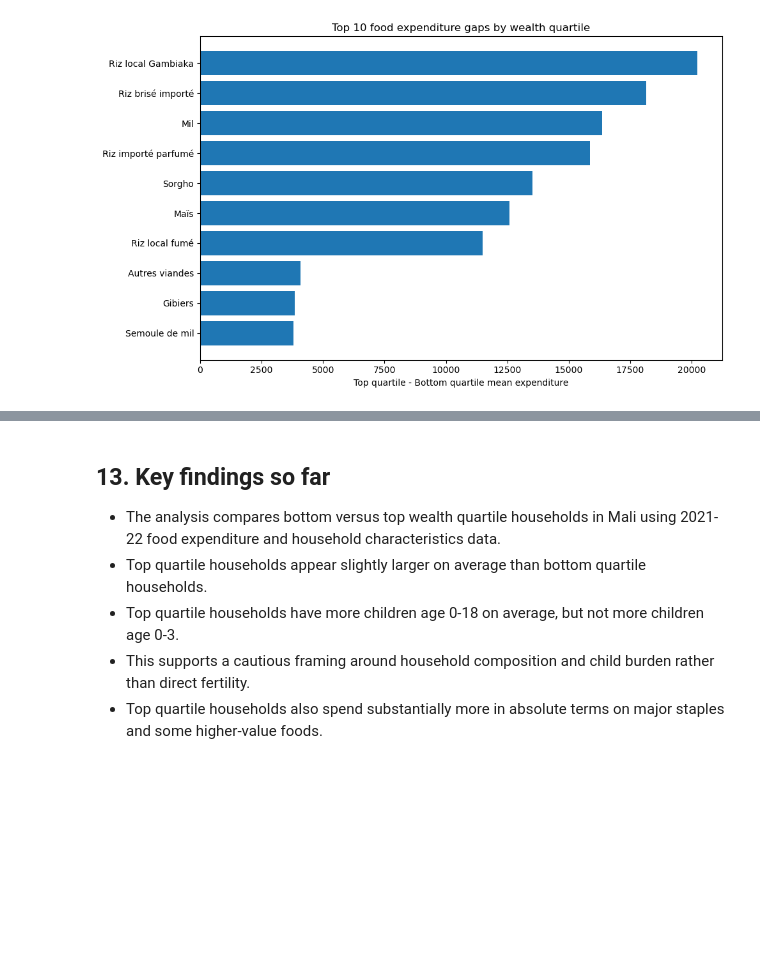
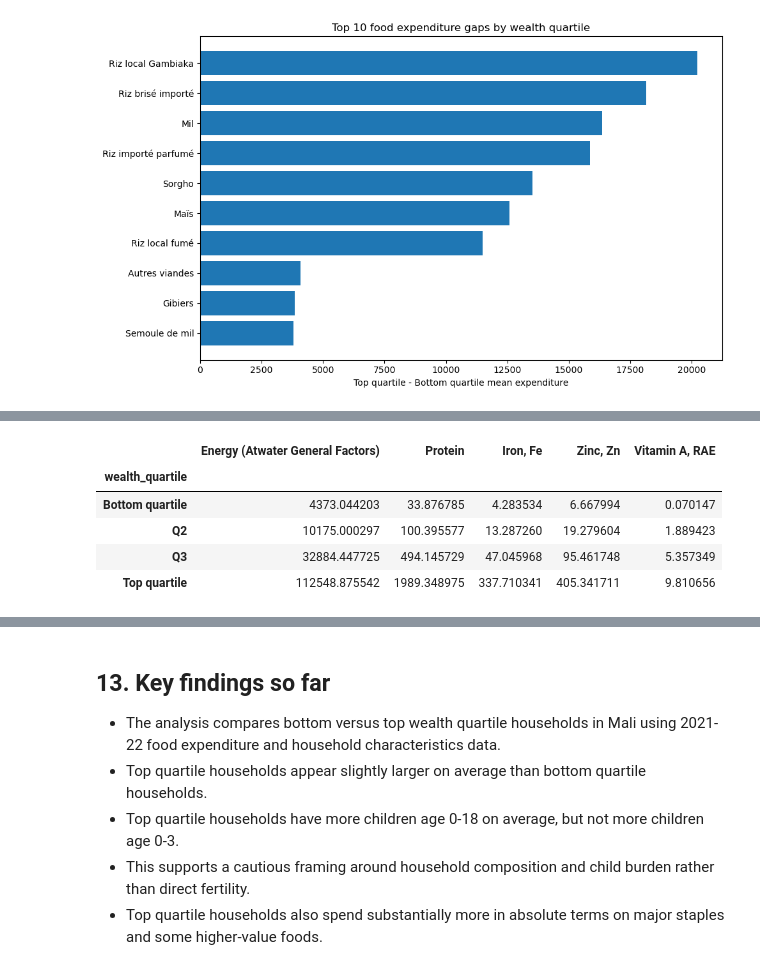
Before and after one commit to marcaina16/EEP-153---Project-3, a Jupyter notebook: Mali_Project3_WealthQuartiles.ipynb, the cells around one changed output, grey strips where cells are left out. Drawn from its saved outputs; the diff is of its cells as text; code cells hidden in the pictures; blank space fills up the shorter version.

```diff
--- a/Mali_Project3_WealthQuartiles.ipynb
+++ b/Mali_Project3_WealthQuartiles.ipynb
@@ -292,0 +487,16 @@ plt.show()
+# %%
+analysis_nutrients = analysis_df.join(household_nutrients, how="left")
+
+nutrient_by_quartile = analysis_nutrients.groupby(
+    "wealth_quartile",
+    observed=False
+)[selected_nutrients].mean()
+
+nutrient_by_quartile
+# %% [output]
+|  | Energy (Atwater General Factors) | Protein | Iron, Fe | Zinc, Zn | Vitamin A, RAE |
+| wealth_quartile |  |  |  |  |  |
+| Bottom quartile | 4373.044203 | 33.876785 | 4.283534 | 6.667994 | 0.070147 |
+| Q2 | 10175.000297 | 100.395577 | 13.287260 | 19.279604 | 1.889423 |
+| Q3 | 32884.447725 | 494.145729 | 47.045968 | 95.461748 | 5.357349 |
+| Top quartile | 112548.875542 | 1989.348975 | 337.710341 | 405.341711 | 9.810656 |
```
Also changed, not shown: parts of 11 cells of this notebook.
